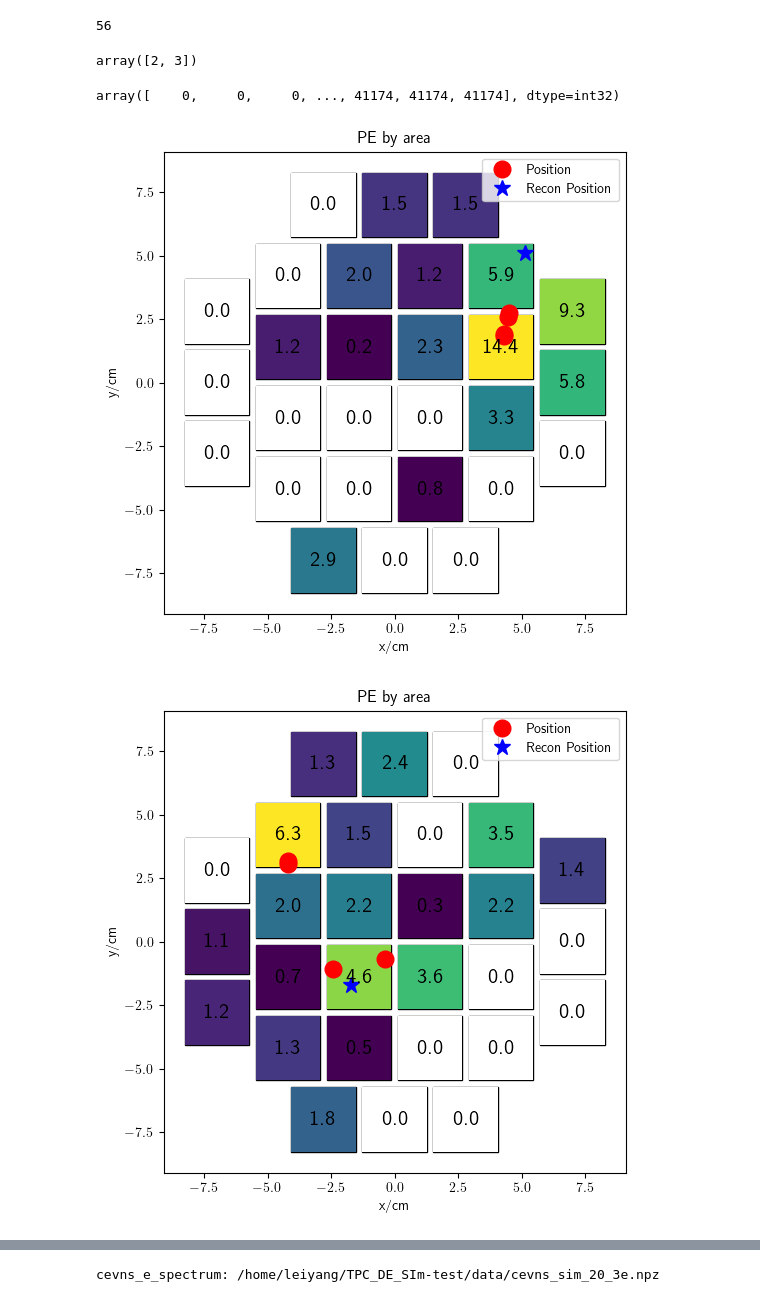
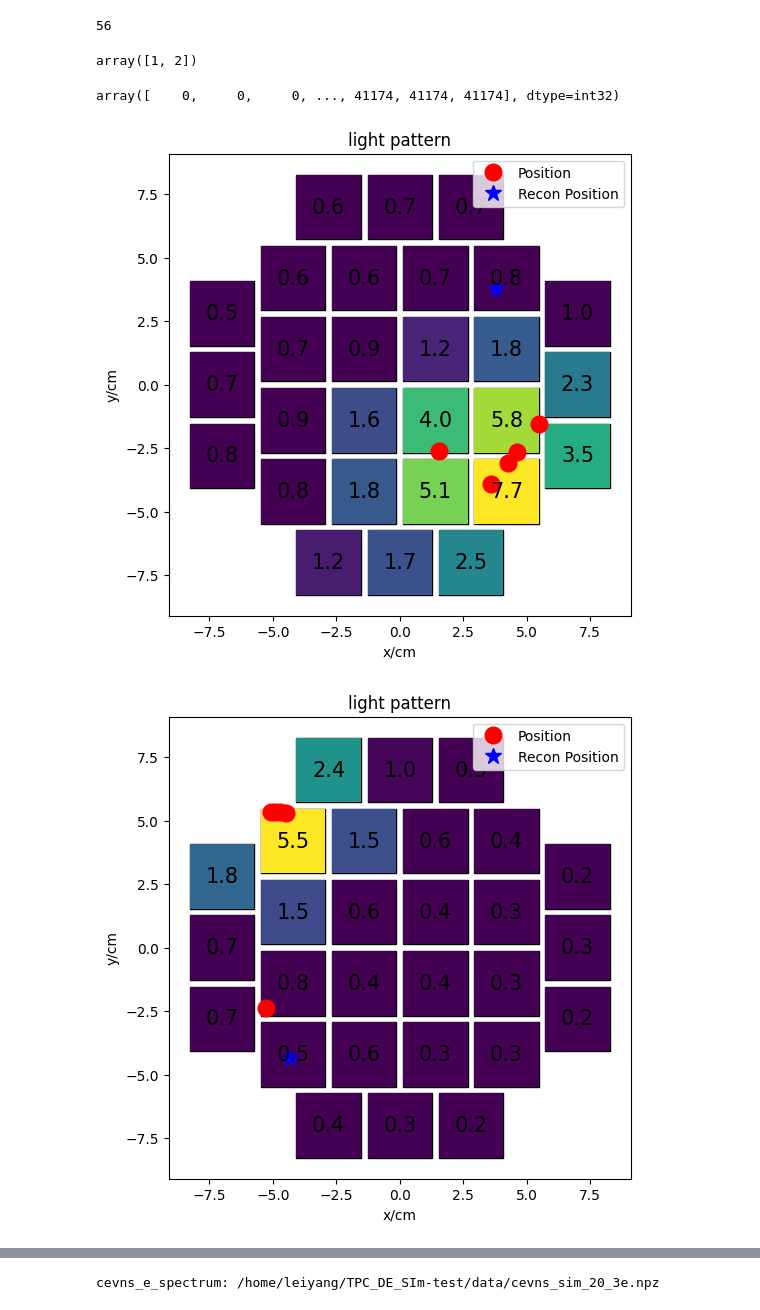
Before and after one commit to Leiy2003/TPC_DE_SIm_test, a Jupyter notebook: notebooks/20260730.ipynb, the cells around one changed output, grey strips where cells are left out. Cells and saved outputs as stored; diff of their text form; code cells hidden in the pictures.

```diff
--- a/notebooks/20260730.ipynb
+++ b/notebooks/20260730.ipynb
@@ -151,5 +151,3 @@ Simulation params: dead_time_s= 0.002 , muon_rate_hz= 6.2
-# %%
-cfg.simulation.muon_rate_hz = 4
 # %%
 
 # 统一按新目录结构查找 muon/gamma 事件文件
@@ -425,22 +415,22 @@ len(pipe.pile_up_results[0].light_pattern[0])
 # %%
 pipe.pile_up_indices[0][0]
 # %% [output]
-array([2, 3])
+array([1, 2])
 # %%
 pipe.delayed_electron['eventId']
 # %% [output]
 array([    0,     0,     0, ..., 41174, 41174, 41174], dtype=int32)
 # %%
-e_num = 4
-# mask = np.ptp(pipe.pile_up_events[e_num-2]['eventId'], axis=1) != 0
-mask = pipe.pile_up_pattern_coef[e_num-2] < -200
+e_num = 5
+mask = np.ptp(pipe.pile_up_events[e_num-2]['eventId'], axis=1) != 0
+# mask = pipe.pile_up_pattern_coef[e_num-2] < -200
 np.sum(mask)
 valid_indices = np.where(mask)[0]
 
-for i in range(min(5, len(valid_indices))):
+for i in range(min(10, len(valid_indices))):
     idx = valid_indices[i]
 # pattern_plot(pipe.pile_up_results[e_num-2].light_pattern[i], electron=[], pos_recons = pipe.pile_up_pos_recon[e_num-2][i], pmt_info = pipe.pmt_top,title = "Pile up light pattern")
-    pattern_plot(pipe.pile_up_results[e_num-2].pe_by_area[idx], electron=pipe.pile_up_events[e_num-2][idx], pos_recons = pipe.pile_up_pos_recon[e_num-2][idx], pmt_info = pipe.pmt_top,title = "PE by area")
+    pattern_plot(pipe.pile_up_results[e_num-2].light_pattern[idx], electron=pipe.pile_up_events[e_num-2][idx], pos_recons = pipe.pile_up_pos_recon[e_num-2][idx], pmt_info = pipe.pmt_top,title = "light pattern")
 # %% [output]
-[figure, old version]
+[figure, new version]
-[figure, old version]
+[figure, new version]
```
Also changed, not shown: parts of 37 cells of this notebook, 14 other files.
